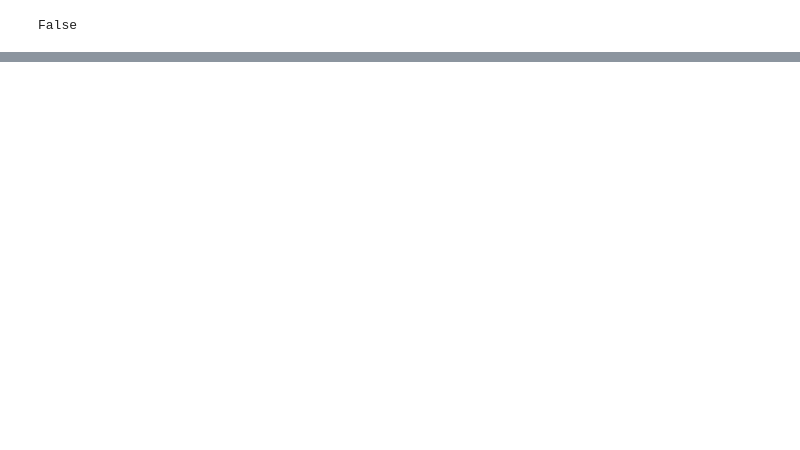
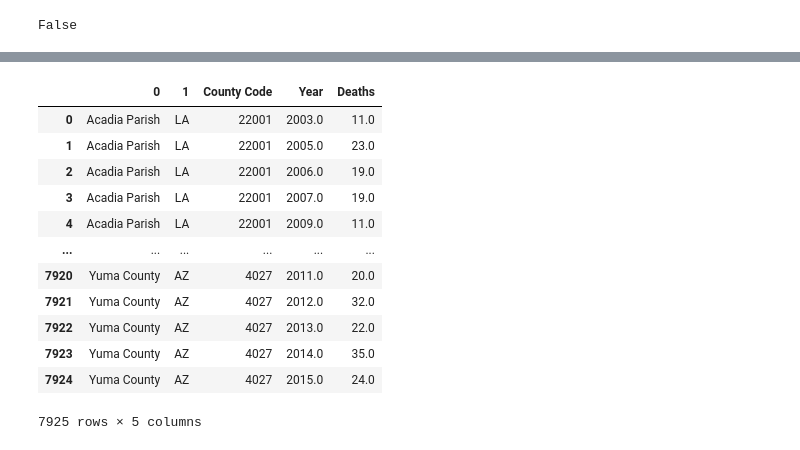
Before and after one commit to TommyTseng1129/Impact-Estimation-of-Opioid-Control-Policies, a Jupyter notebook: 10_code/VitalityData.ipynb, the cells around one changed output, grey strips where cells are left out. Saved outputs shown, nothing was run; the diff lists cells and outputs as text; code cells hidden in the pictures; blank space fills up the shorter version.

```diff
--- a/10_code/VitalityData.ipynb
+++ b/10_code/VitalityData.ipynb
@@ -534,0 +585,28 @@ od_deaths
+# %%
+# Final Dataset
+
+od_deaths['Year'].value_counts()
+od_deaths[od_deaths['County Code'] == 24003]
+
+#od_deaths['State'] =
+od_deaths_state = od_deaths['County'].str.split(pat=', ', n=1, expand=True)
+# %%
+od_deaths_state['County Code'] = od_deaths['County Code']
+od_deaths_state['Year'] = od_deaths['Year']
+od_deaths_state['Deaths'] = od_deaths['Deaths']
+
+od_deaths_state
+# %% [output]
+|  | 0 | 1 | County Code | Year | Deaths |
+| 0 | Acadia Parish | LA | 22001 | 2003.0 | 11.0 |
+| 1 | Acadia Parish | LA | 22001 | 2005.0 | 23.0 |
+| 2 | Acadia Parish | LA | 22001 | 2006.0 | 19.0 |
+| 3 | Acadia Parish | LA | 22001 | 2007.0 | 19.0 |
+| 4 | Acadia Parish | LA | 22001 | 2009.0 | 11.0 |
+| ... | ... | ... | ... | ... | ... |
+| 7920 | Yuma County | AZ | 4027 | 2011.0 | 20.0 |
+| 7921 | Yuma County | AZ | 4027 | 2012.0 | 32.0 |
+| 7922 | Yuma County | AZ | 4027 | 2013.0 | 22.0 |
+| 7923 | Yuma County | AZ | 4027 | 2014.0 | 35.0 |
+| 7924 | Yuma County | AZ | 4027 | 2015.0 | 24.0 |
+7925 rows × 5 columns
```
Also changed, not shown: parts of 15 cells of this notebook, 2 other files.
